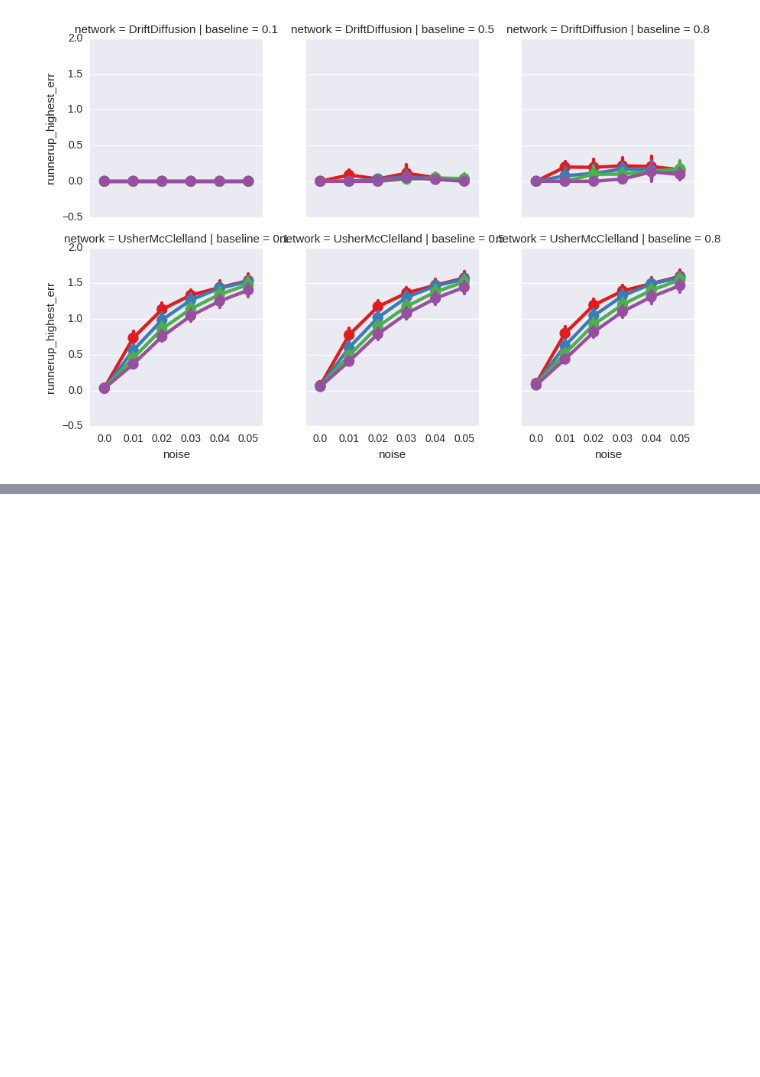
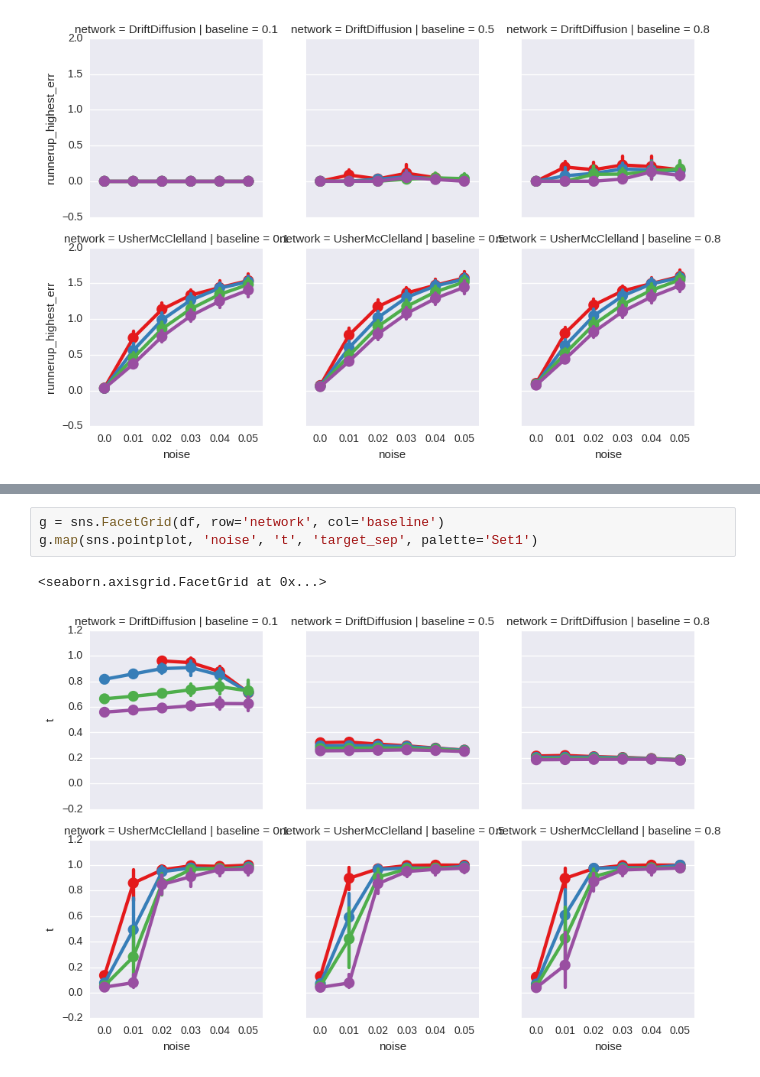
Before and after one commit to ctn-waterloo/cogsci17-decide, a Jupyter notebook: notebooks/analysis.ipynb, the cells around one changed output, grey strips where cells are left out. Cells and saved outputs as stored; diff of their text form; blank space fills up the shorter version.

```diff
--- a/notebooks/analysis.ipynb
+++ b/notebooks/analysis.ipynb
@@ -54,0 +63,6 @@ g.map(sns.pointplot, 'noise', 'runnerup_highest_err', 'target_sep', palette='Set
+# %%
+g = sns.FacetGrid(df, row='network', col='baseline')
+g.map(sns.pointplot, 'noise', 't', 'target_sep', palette='Set1')
+# %% [output]
+<seaborn.axisgrid.FacetGrid at 0x...>
+[figure, added]
```
Also changed, not shown: parts of 6 cells of this notebook.
